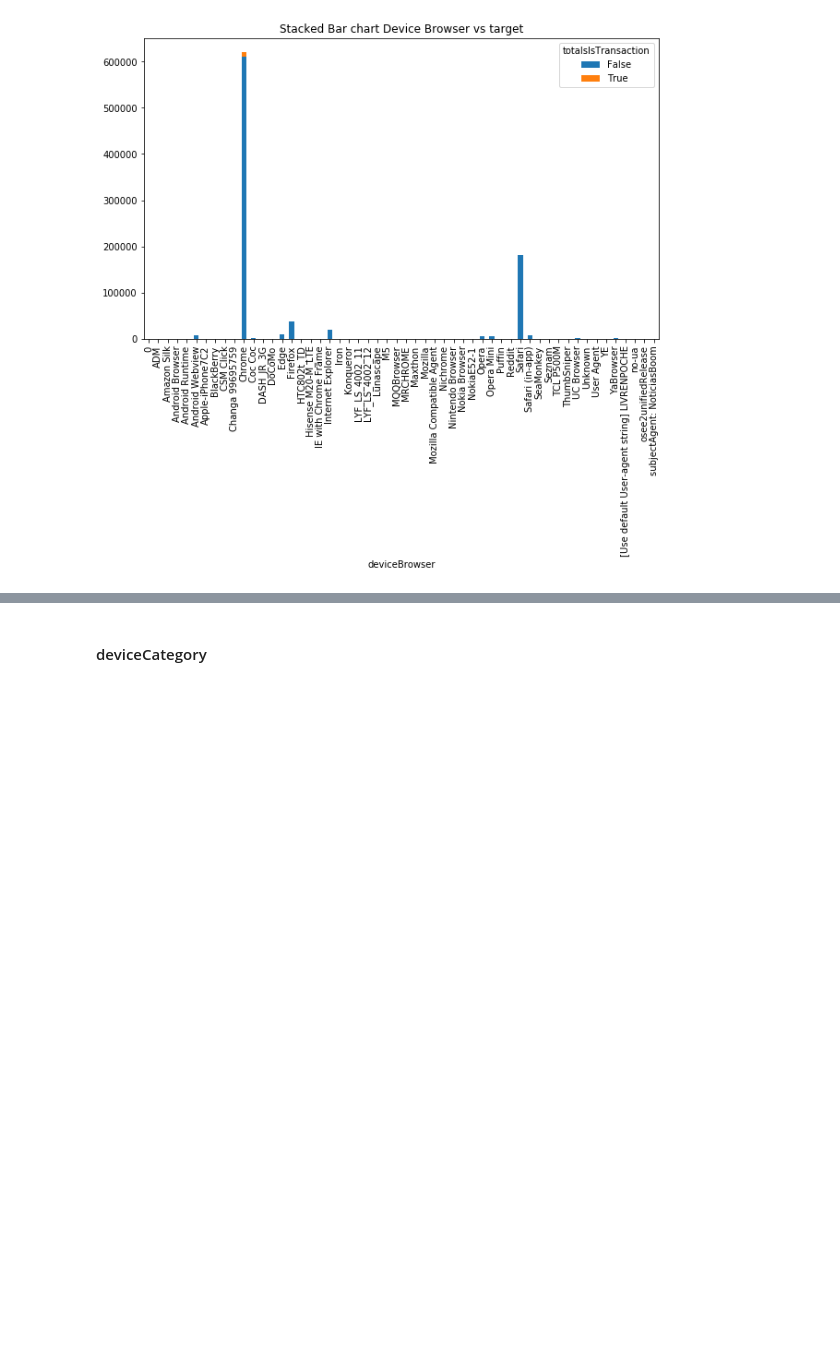
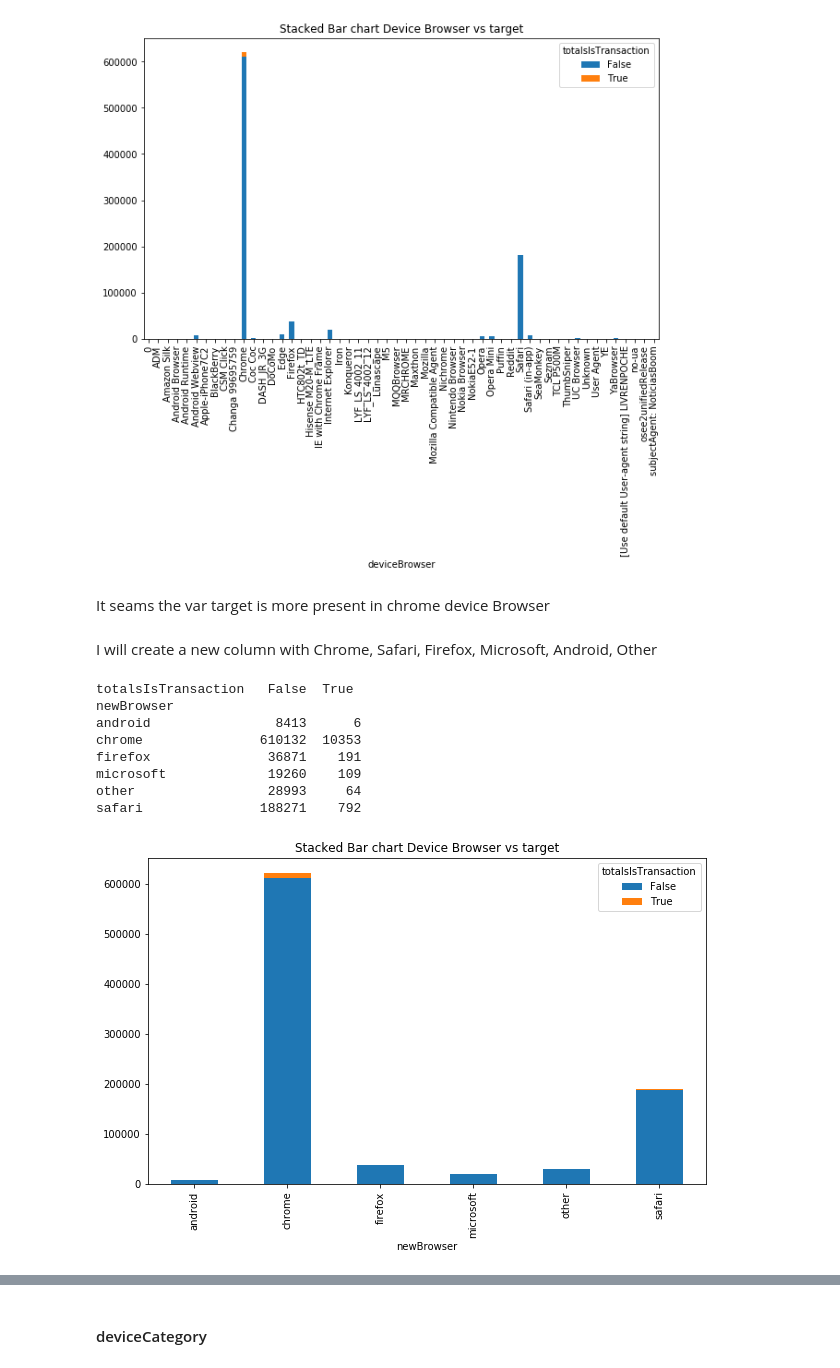
Before and after one commit to paulagual/ProjectIronhack, a Jupyter notebook: 3.EDA_categorical.ipynb, the cells around one changed output, grey strips where cells are left out. Cells and saved outputs as stored; diff of their text form; code cells hidden in the pictures; blank space fills up the shorter version.

```diff
--- a/3.EDA_categorical.ipynb
+++ b/3.EDA_categorical.ipynb
@@ -173,3 +214,35 @@ no-ua                                             3.0      0.0
 osee2unifiedRelease                               5.0      0.0
 subjectAgent: NoticiasBoom                        1.0      0.0
 [figure]
+# %% [markdown]
+It seams the var target is more present in chrome device Browser
+# %% [markdown]
+I will create a new column with Chrome, Safari, Firefox, Microsoft, Android, Other
+# %%
+def select_browser(x):
+    if 'chrome' in x.lower():
+        return 'chrome'
+    elif 'safari' in x.lower():
+        return 'safari'
+    elif 'firefox' in x.lower():
+        return 'firefox'
+    elif ('explorer' or 'edge') in x.lower():
+        return 'microsoft'
+    elif 'android' in x.lower():
+        return 'android'
+    else: #other
+        return 'other'
+# %%
+df['newBrowser'] = df['deviceBrowser'].apply(lambda x: select_browser(x))
+# %%
+desc_cat_target(df, 'newBrowser', 'totalsIsTransaction', name='Device Browser')
+# %% [output]
+totalsIsTransaction   False  True
+newBrowser
+android                8413      6
+chrome               610132  10353
+firefox               36871    191
+microsoft             19260    109
+other                 28993     64
+safari               188271    792
+[figure, added]
```
Also changed, not shown: parts of 133 cells of this notebook, 2 other files.
